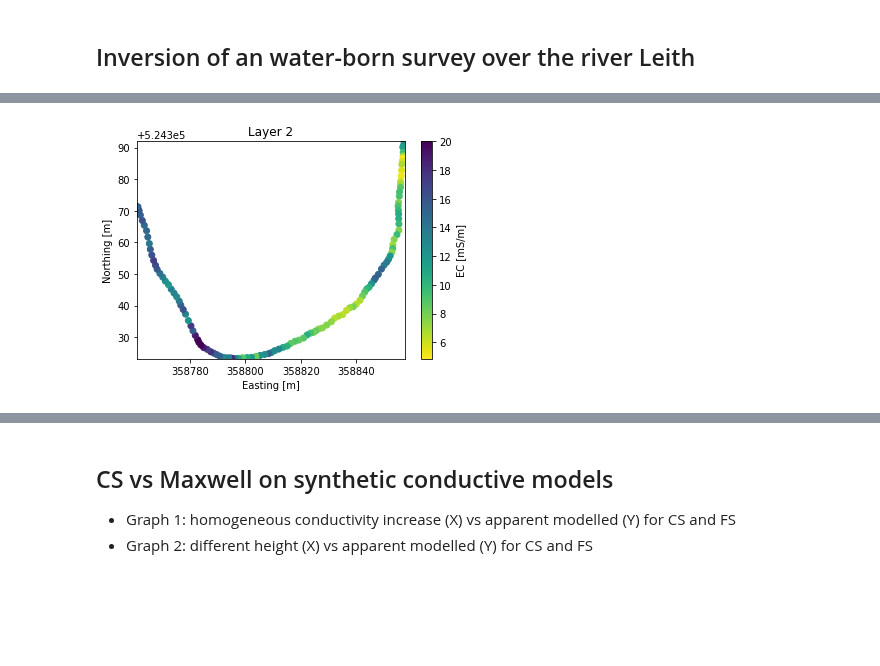
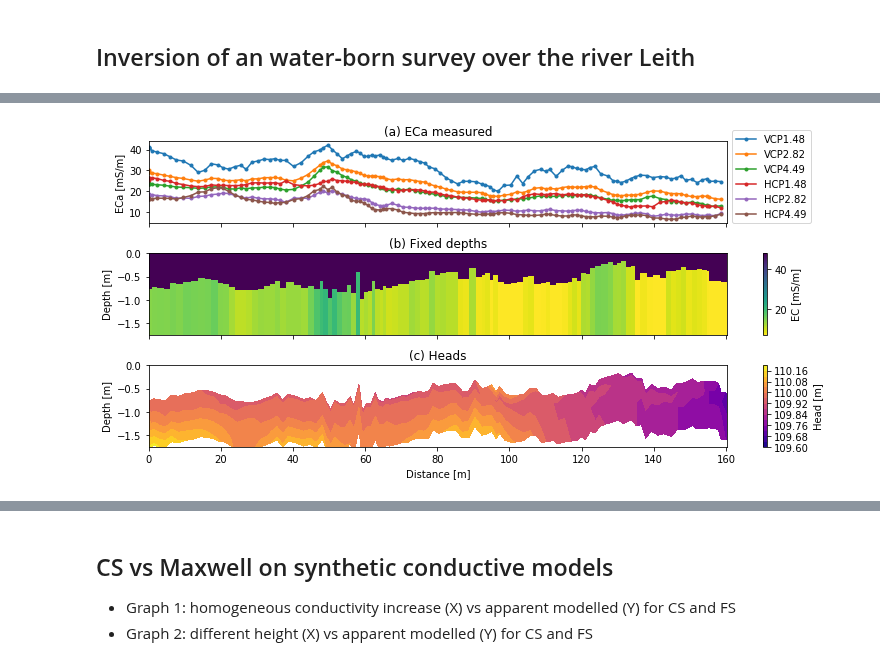
Before and after one commit to hkexgroup/emagpy, a Jupyter notebook: src/em-paper.ipynb, the cells around one changed output, grey strips where cells are left out. Drawn from its saved outputs; the diff is of its cells as text; code cells hidden in the pictures; blank space fills up the shorter version.

```diff
--- a/src/em-paper.ipynb
+++ b/src/em-paper.ipynb
@@ -62,8 +101,41 @@ fig.savefig(outputdir + 'river.jpg', dpi=500)
-# %%
-fig, ax = plt.subplots()
-k.showSlice(islice=1, ax=ax)
-ax.set_xlabel('Easting [m]')
-ax.set_ylabel('Northing [m]')
-fig.savefig(outputdir + 'river-layer2.jpg', dpi=500)
-# %% [output]
-[figure, removed]
+# %%
+fig, axs = plt.subplots(3, 1, figsize=(12,5), sharex=True)
+ax0 = axs[0]
+ax1 = axs[1]
+ax2 = axs[2]
+
+k.show(ax=ax0, dist=True)
+ax0.set_title('(a) ECa measured')
+ax0.set_xlabel('')
+ax0.get_legend().remove()
+ax0.legend(k.coils, bbox_to_anchor=(1,1.2))
+
+k.showResults(ax=ax1, contour=False, dist=True)
+ax1.set_title('(b) Fixed depths')
+ax1.set_xlabel('')
+ax1.set_ylim([-1.75, 0])
+
+# k2.showResults(ax=ax2, contour=False, dist=True)
+# ax2.set_title('(c) Free depths')
+# ax2.step(k.surveys[0].df['dist'], -k.surveys[0].df['depth'], 'r', where='post')
+# ax2.set_ylim([-1.75, 0])
+
+ax2.set_title('(c) Heads')
+df = k.surveys[0].df
+xx = np.ones((df.shape[0], 4))*df['dist'].values[:,None]
+yy = np.ones((df.shape[0], 4))*df['depth'].values[:,None]
+yy = yy + np.array([[0, 0.2, 0.5, 1]])
+heads = df[['Stage(m)', 'H20cm(m)', 'H50cm(m)', 'H100cm(m)']].values
+cax = ax2.contourf(xx, -yy, heads, cmap='plasma', levels=15)
+ax2.set_xlabel('Distance [m]')
+ax2.set_ylabel('Depth [m]')
+ax2.set_ylim([-1.75, 0])
+fig.colorbar(cax, ax=ax2, label='Head [m]')
+
+pos1 = ax1.get_position() # adjust the x axis of subplot 1 to match the others
+pos2 = ax0.get_position()
+ax0.set_position([pos1.x0,pos2.y0,pos1.width,pos2.height])
+
+fig.savefig(outputdir + 'river.jpg', dpi=500)
+# %% [output]
+[figure, added]
```
Also changed, not shown: parts of 6 cells of this notebook, 4 other files.
